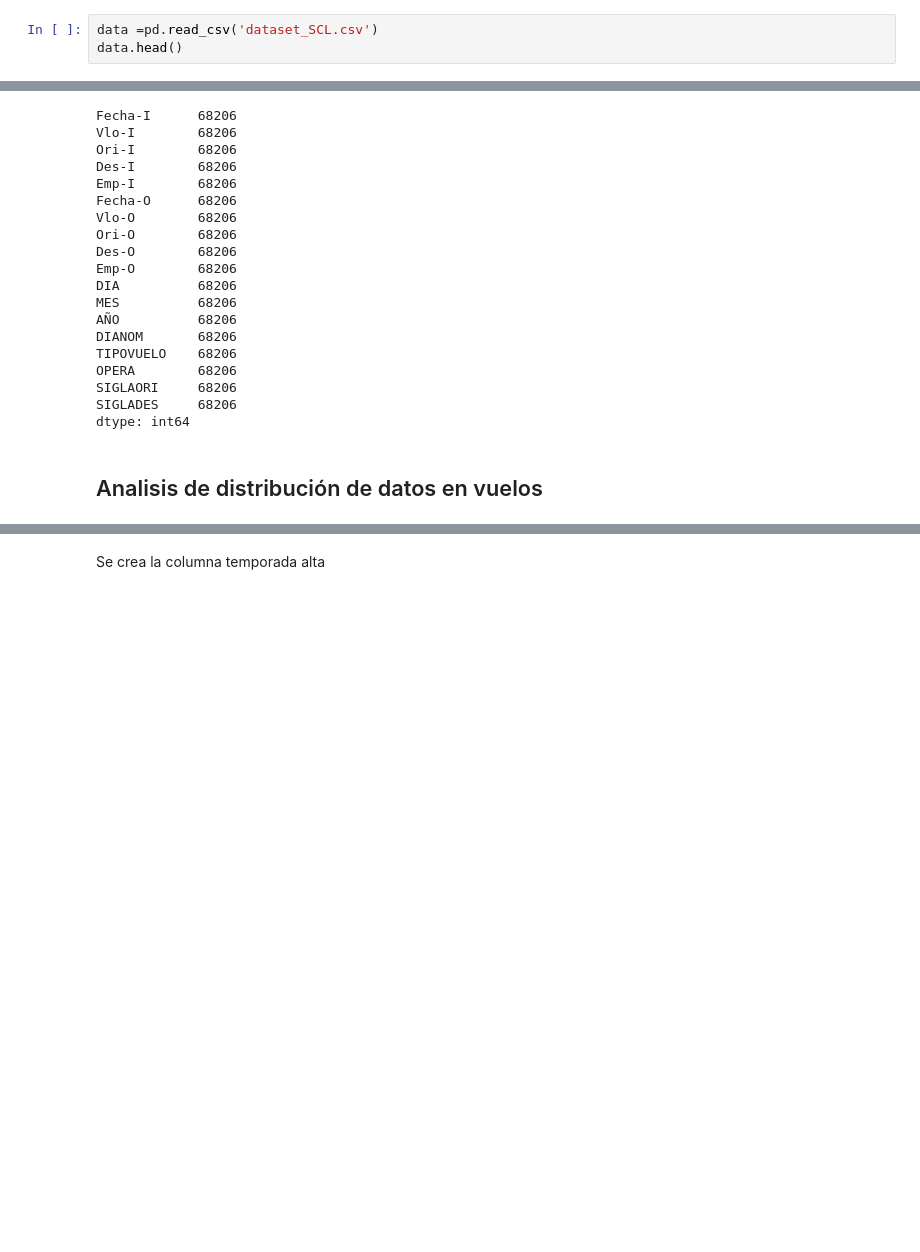
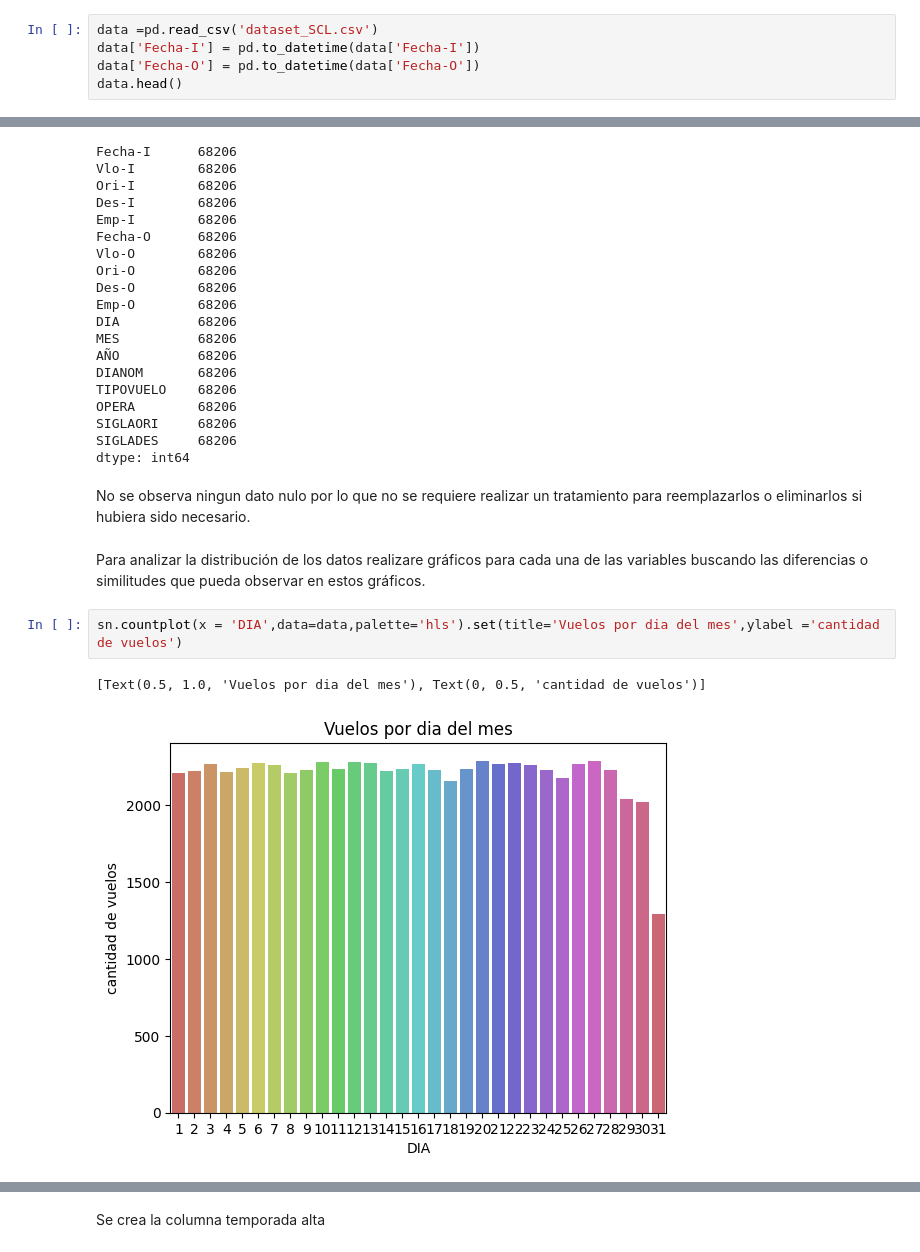
Before and after one commit to flopidopi23/Challege_Latam_data_science, a Jupyter notebook: Prueba_DS_LATAM.ipynb, the cells around one changed output, grey strips where cells are left out. Saved outputs shown, nothing was run; the diff lists cells and outputs as text; blank space fills up the shorter version.

Commit message:
analisis distribucion de datos parte1

```diff
--- a/Prueba_DS_LATAM.ipynb
+++ b/Prueba_DS_LATAM.ipynb
@@ -14,6 +14,8 @@ from sklearn import preprocessing
 from sklearn import neighbors
 # %%
 data =pd.read_csv('dataset_SCL.csv')
+data['Fecha-I'] = pd.to_datetime(data['Fecha-I'])
+data['Fecha-O'] = pd.to_datetime(data['Fecha-O'])
 data.head()
 # %% [output]
 |  | Fecha-I | Vlo-I | Ori-I | Des-I | Emp-I | Fecha-O | Vlo-O | Ori-O | Des-O | Emp-O | DIA | ... |
@@ -44,5 +48,12 @@ OPERA        68206
 SIGLAORI     68206
 SIGLADES     68206
 dtype: int64
-# %% [markdown]
-## Analisis de distribución de datos en vuelos
+# %% [markdown]
+No se observa ningun dato nulo por lo que no se requiere realizar un tratamiento para reemplazarlos o eliminarlos si hubiera sido necesario.
+# %% [markdown]
+Para analizar la distribución de los datos realizare gráficos para cada una de las variables buscando las diferencias o similitudes que pueda observar en estos gráficos.
+# %%
+sn.countplot(x = 'DIA',data=data,palette='hls').set(title='Vuelos por dia del mes',ylabel ='cantidad de vuelos')
+# %% [output]
+[Text(0.5, 1.0, 'Vuelos por dia del mes'), Text(0, 0.5, 'cantidad de vuelos')]
+[figure, added]
```
Also changed, not shown: parts of 15 cells of this notebook.
